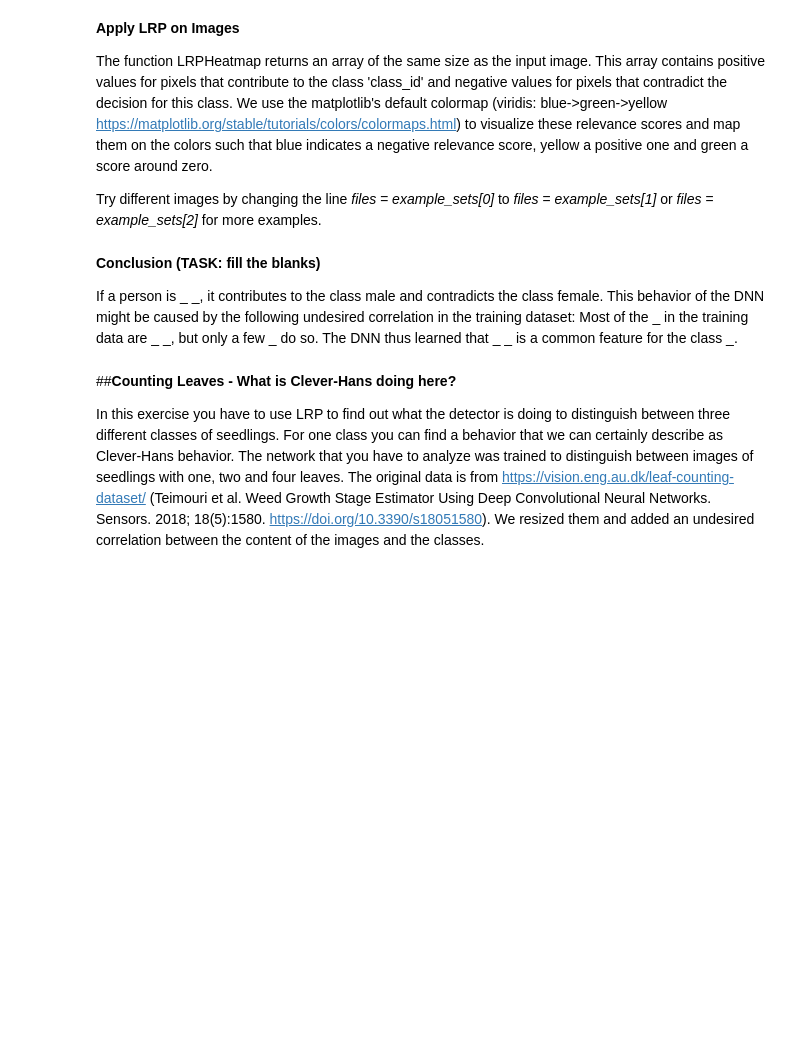
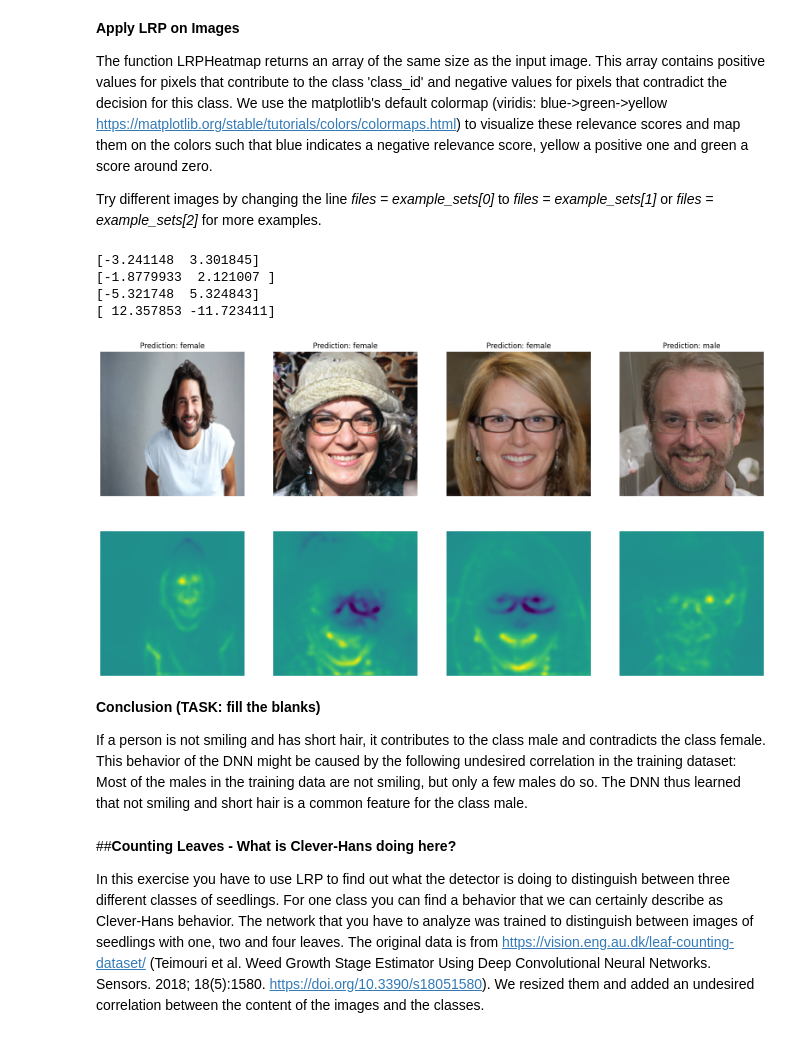
Before and after one commit to Jabbawukis/Visual_Computing, a Jupyter notebook: exercises/exercise_04/exercise4_LRP.ipynb, the cells around one changed output. Drawn from its saved outputs; the diff is of its cells as text; code cells hidden in the pictures; blank space fills up the shorter version.

```diff
--- a/exercises/exercise_04/exercise4_LRP.ipynb
+++ b/exercises/exercise_04/exercise4_LRP.ipynb
@@ -245,8 +248,12 @@ def lrp_heatmap(model, img, rules, class_id):
 
             # epsilon decomposition
             elif rules[l] == "epsilon":
-               print("The implementation of the epsilon decomposition is one of the tasks to solve.")
-               raise NotImplementedError
+                epsilon = 1e-9
+                z = newlayer(layers[l], lambda p: p).forward(A[l])# Activations with relu of prevous layer a_hat
+                s = (R[l + 1] / (epsilon + z)).data # Relevance of the previous layer ()
+                (z * s).sum().backward();
+                c = A[l].grad
+                R[l] = (A[l] * c).data
 
             else:
                 raise Exception ('LRP Error' ,'Unknown LRP rule: "' + rules[l]
@@ -303,39 +328,45 @@ rules = ['flat', None,      # conv1
          'alphabeta', None, # conv4_2
          'alphabeta',         # pooling
          'alphabeta', None, # conv5_1
          'alphabeta', None, # conv5_2
          'alphabeta',         # pooling
          'epsilon', None, None, # fc1, ReLU Dropout
          'epsilon', None, None, # fc2, ReLU Dropout
          'epsilon']             # fc3
 
 example_sets = [['face0.png', 'face1.png', 'face2.png', 'face3.png'],
                 ['face4.png', 'face5.png', 'face6.png', 'face7.png'],
-                ['face8.png', 'face9.png', 'face10.png', 'face11.png']
+                ['face11.png', 'face9.png', 'face10.png', 'face8.png'] # <- we took our own image sample (dude with long hair and smiling) just to be sure
                 ]
 
-files = example_sets[0]
+files = example_sets[2]
 
 fig, axs = plt.subplots(2, 4, figsize=(20,10))
 class_names = ['male', 'female']
 for i in range(0, 4):
     image_raw, image_processed = load_image(files[i])
     hm, score = lrp_heatmap(model_gender_classification, image_processed, rules, -1)
     print(score)
     axs[0][i].set_title("Prediction: " + class_names[np.argmax(score)])
 
     axs[0][i].imshow(image_raw)
     axs[0][i].axis('off')
     axs[1][i].imshow(hm, vmin=-np.max(hm), vmax=np.max(hm))
     axs[1][i].axis('off')
 
 
 
 plt.show()
+# %% [output]
+[-3.241148  3.301845]
+[-1.8779933  2.121007 ]
+[-5.321748  5.324843]
+[ 12.357853 -11.723411]
+[figure, added]
 # %% [markdown]
 **Conclusion (TASK: fill the blanks)**
 
-If a person is _ _, it contributes to the class male and contradicts the class female. This behavior of the DNN might be caused by the following undesired correlation in the training dataset: Most of the _ in the training data are _ _, but only a few _ do so. The DNN thus learned that _ _ is a common feature for the class _.
+If a person is not smiling and has short hair, it contributes to the class male and contradicts the class female. This behavior of the DNN might be caused by the following undesired correlation in the training dataset: Most of the males in the training data are not smiling, but only a few males do so. The DNN thus learned that not smiling and short hair is a common feature for the class male.
 # %% [markdown]
 ##**Counting Leaves - What is Clever-Hans doing here?**
 
```
Also changed, not shown: parts of 3 cells of this notebook.
